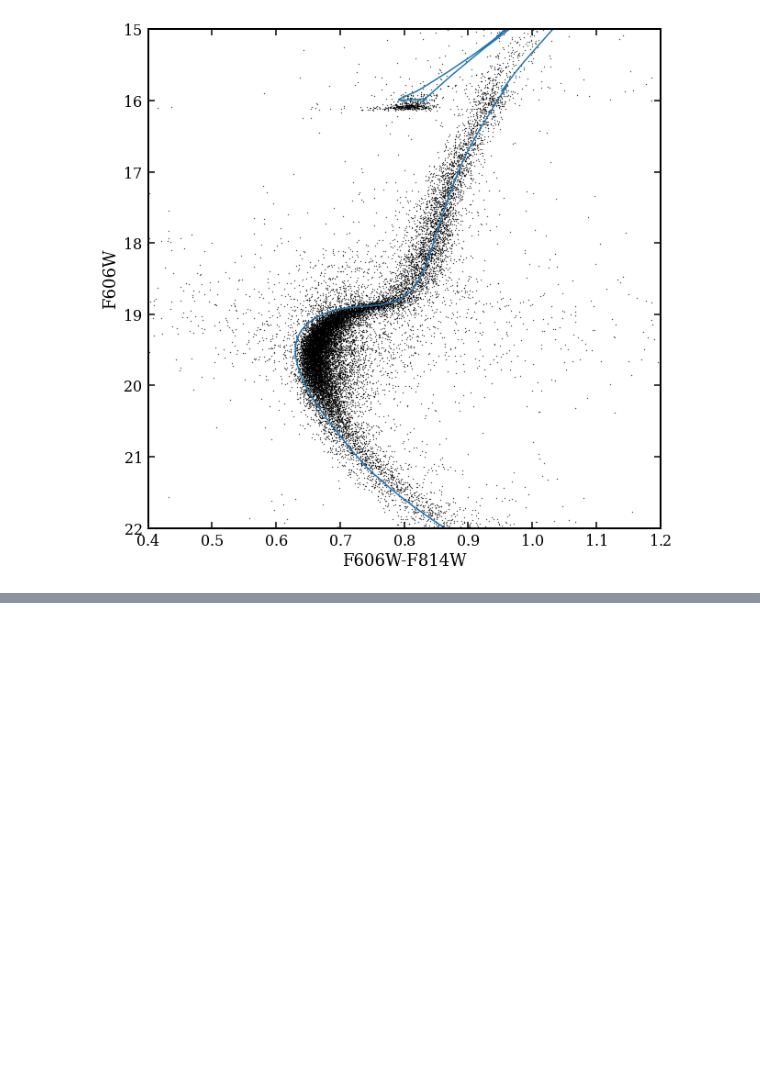
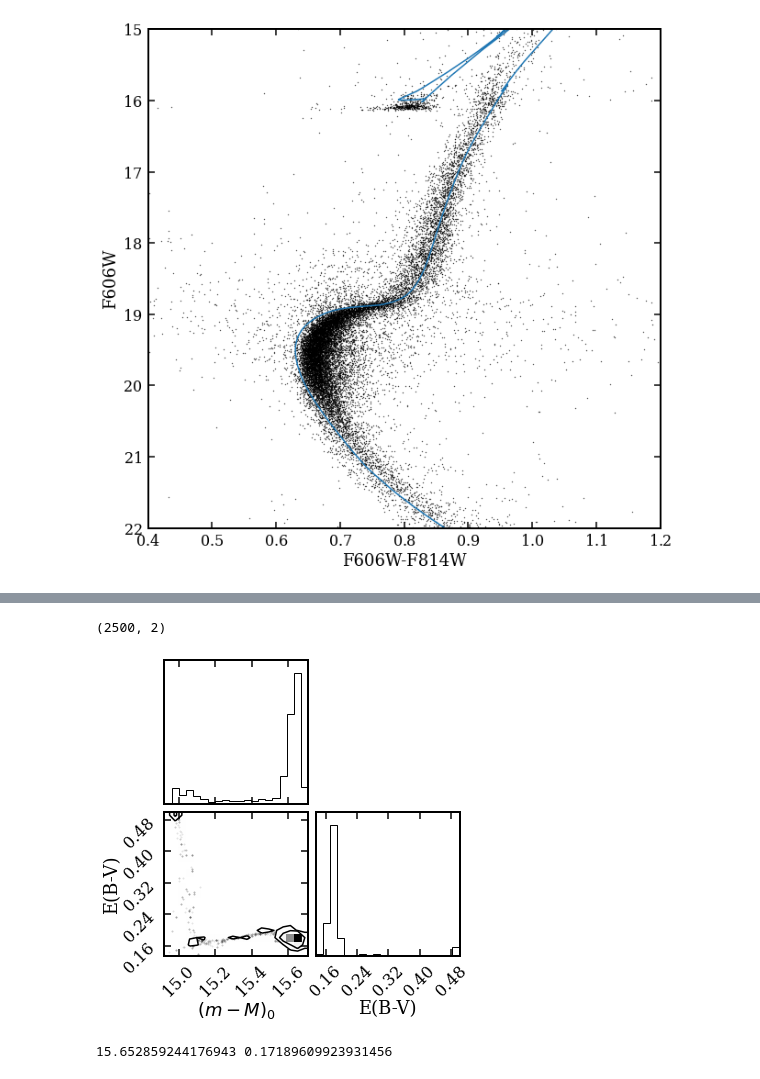
Before and after one commit to AndrewGraus/GC_project_code, a Jupyter notebook: MCMC_tests.ipynb, the cells around one changed output, grey strips where cells are left out. Cells and saved outputs as stored; diff of their text form; code cells hidden in the pictures; blank space fills up the shorter version.

```diff
--- a/MCMC_tests.ipynb
+++ b/MCMC_tests.ipynb
@@ -246,0 +364,10 @@ plt.show()
+# %%
+flat_samples = sampler.get_chain(flat=True)
+print(flat_samples.shape)
+
+import corner
+
+fig = corner.corner(
+    flat_samples, labels=labels
+);
+# %% [output]
@@ -246,0 +375,11 @@ plt.show()
+(2500, 2)
+[figure, added]
+# %%
+samples[-1]
+
+best_fit_modulus = np.median(samples[-1][:,0])
+best_fit_reddening = np.median(samples[-1][:,1])
+
+print(best_fit_modulus,best_fit_reddening)
+# %% [output]
+15.652859244176943 0.17189609923931456
```
Also changed, not shown: parts of 6 cells of this notebook.
